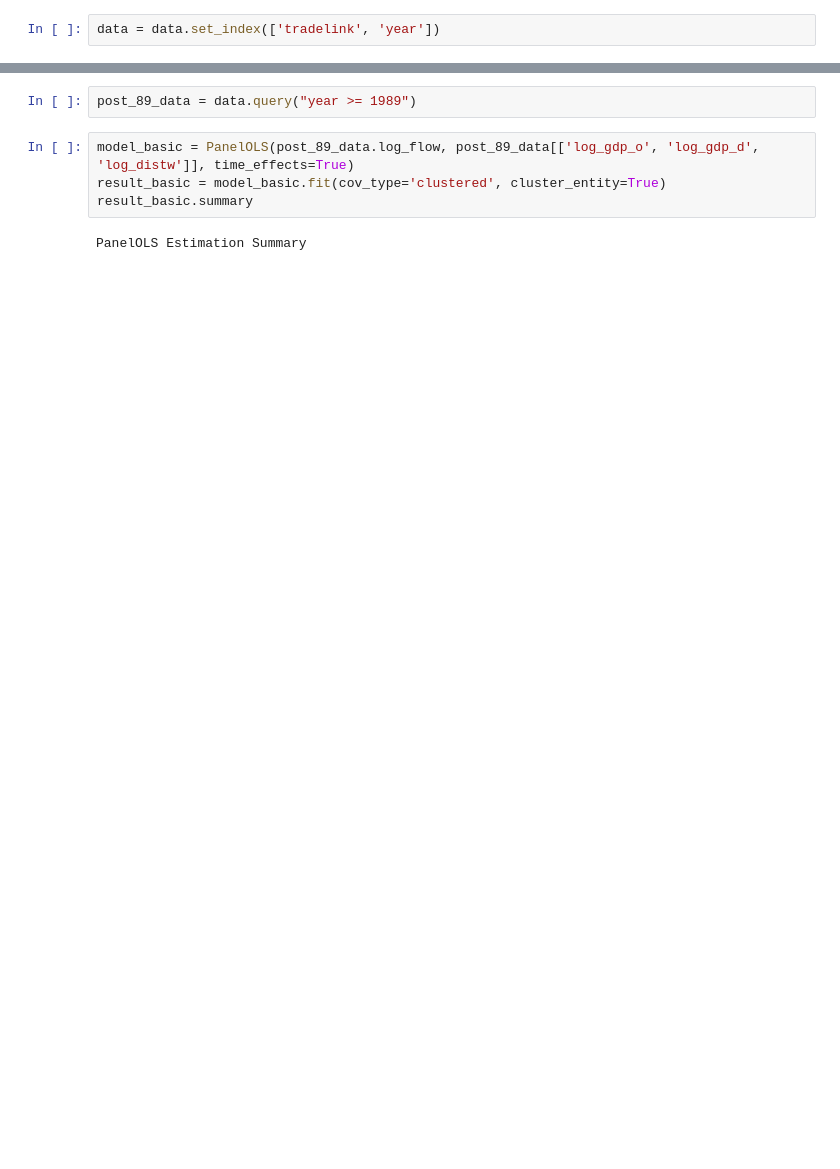
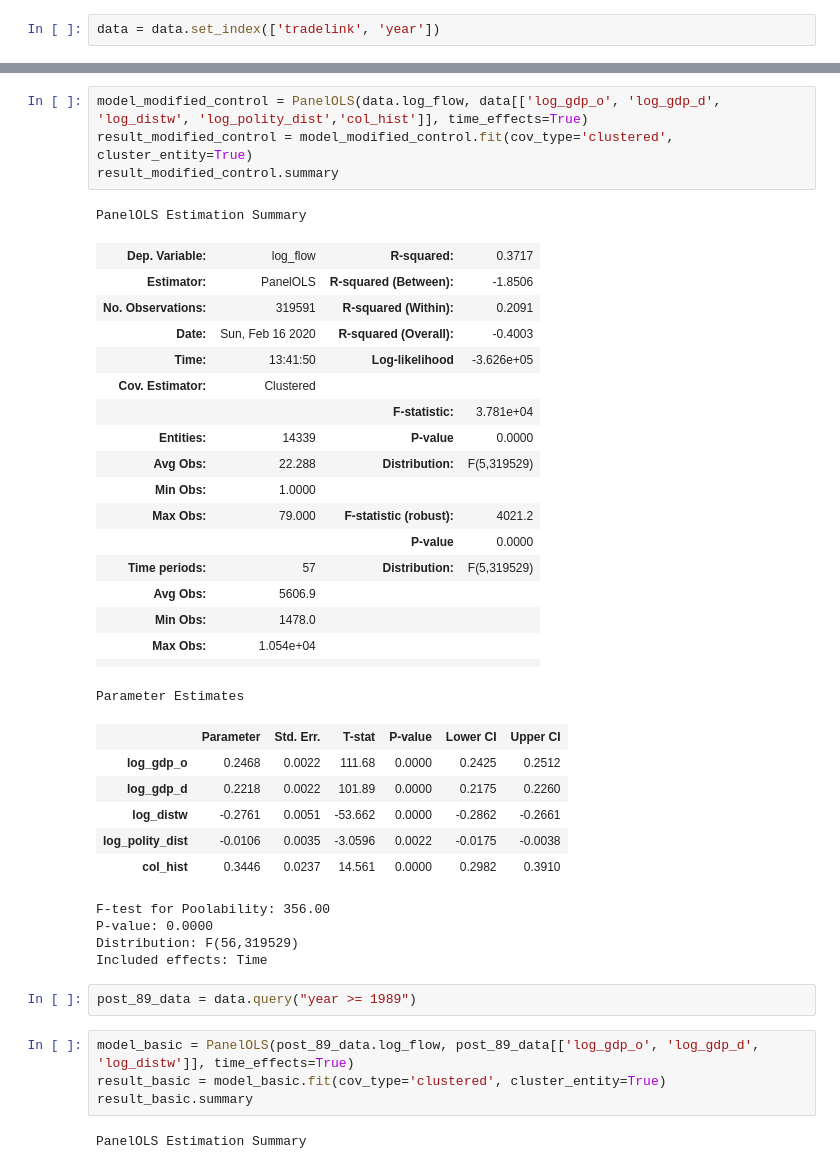
Before and after one commit to topher-lo/tradeflow-polity, a Jupyter notebook: model.ipynb, the cells around one changed output, grey strips where cells are left out. Saved outputs shown, nothing was run; the diff lists cells and outputs as text; blank space fills up the shorter version.

```diff
--- a/model.ipynb
+++ b/model.ipynb
@@ -92,4 +107,38 @@ Distribution: F(46,301448)
 Included effects: Time
+# %%
+model_modified_control = PanelOLS(data.log_flow, data[['log_gdp_o', 'log_gdp_d', 'log_distw', 'log_polity_dist','col_hist']], time_effects=True)
+result_modified_control = model_modified_control.fit(cov_type='clustered', cluster_entity=True)
+result_modified_control.summary
+# %% [output]
+PanelOLS Estimation Summary
+| Dep. Variable: | log_flow | R-squared: | 0.3717 |
+| Estimator: | PanelOLS | R-squared (Between): | -1.8506 |
+| No. Observations: | 319591 | R-squared (Within): | 0.2091 |
+| Date: | Sun, Feb 16 2020 | R-squared (Overall): | -0.4003 |
+| Time: | 13:41:50 | Log-likelihood | -3.626e+05 |
+| Cov. Estimator: | Clustered |  |  |
+|  |  | F-statistic: | 3.781e+04 |
+| Entities: | 14339 | P-value | 0.0000 |
+| Avg Obs: | 22.288 | Distribution: | F(5,319529) |
+| Min Obs: | 1.0000 |  |  |
+| Max Obs: | 79.000 | F-statistic (robust): | 4021.2 |
+|  |  | P-value | 0.0000 |
+| Time periods: | 57 | Distribution: | F(5,319529) |
+| Avg Obs: | 5606.9 |  |  |
+| Min Obs: | 1478.0 |  |  |
+| Max Obs: | 1.054e+04 |  |  |
+|  |  |  |  |
+Parameter Estimates
+|  | Parameter | Std. Err. | T-stat | P-value | Lower CI | Upper CI |
+| log_gdp_o | 0.2468 | 0.0022 | 111.68 | 0.0000 | 0.2425 | 0.2512 |
+| log_gdp_d | 0.2218 | 0.0022 | 101.89 | 0.0000 | 0.2175 | 0.2260 |
+| log_distw | -0.2761 | 0.0051 | -53.662 | 0.0000 | -0.2862 | -0.2661 |
+| log_polity_dist | -0.0106 | 0.0035 | -3.0596 | 0.0022 | -0.0175 | -0.0038 |
+| col_hist | 0.3446 | 0.0237 | 14.561 | 0.0000 | 0.2982 | 0.3910 |
+F-test for Poolability: 356.00
+P-value: 0.0000
+Distribution: F(56,319529)
+Included effects: Time
 # %%
 post_89_data = data.query("year >= 1989")
 # %%
```
Also changed, not shown: parts of 17 cells of this notebook, 6 other files.
